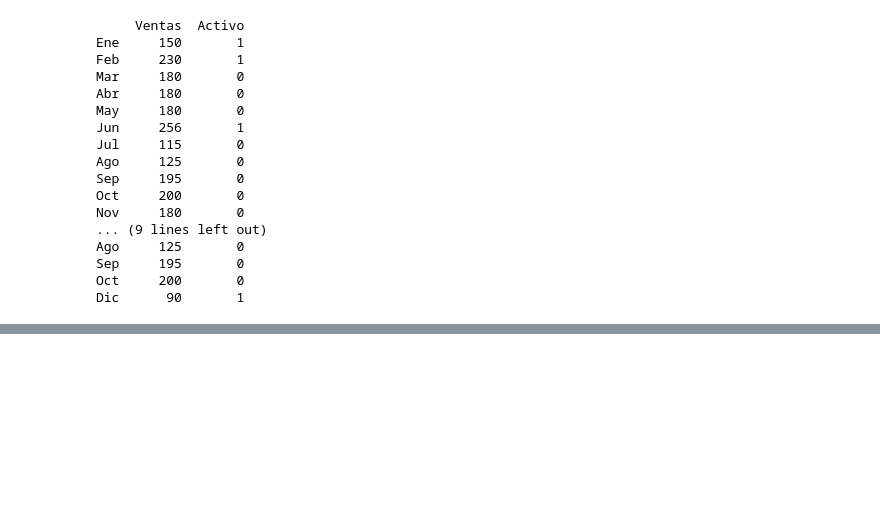
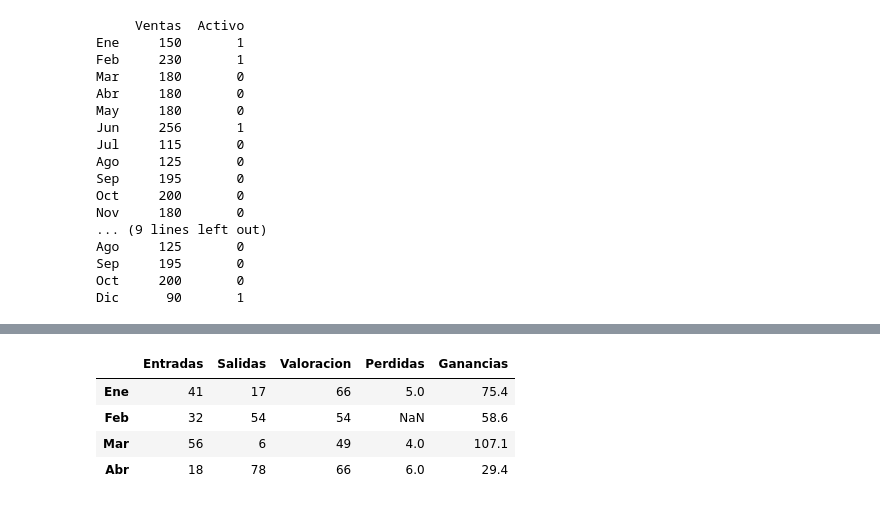
Before and after one commit to patricioprietogaray/Python-Prep, a Jupyter notebook: Ciencia de Datos/entornoVirtual/02-aprendiendo_pandas.ipynb, the cells around one changed output, grey strips where cells are left out. Saved outputs shown, nothing was run; the diff lists cells and outputs as text; code cells hidden in the pictures; blank space fills up the shorter version.

```diff
--- a/Ciencia de Datos/entornoVirtual/02-aprendiendo_pandas.ipynb
+++ b/Ciencia de Datos/entornoVirtual/02-aprendiendo_pandas.ipynb
@@ -1192,0 +1239,29 @@ Dic      90       1
+# %%
+import pandas as pd
+ventas = pd.DataFrame(
+    {
+        'Entradas':[41,32,56,18],
+        'Salidas':[17,54,6,78],
+        'Valoracion':[66,54,49,66]
+    },
+    index=["Ene","Feb","Mar","Abr"]
+)
+
+ventas
+
+# agregar un nuevo atributo
+ventas['Perdidas'] = pd.Series(
+    [5,4,6,8],
+    index=['Ene','Mar','Abr','May']
+)
+ventas
+
+# ganancias solo la cuenta la serie se crea sola
+ventas['Ganancias'] = (ventas['Entradas']*2) - (ventas['Valoracion']/10)
+ventas
+# %% [output]
+|  | Entradas | Salidas | Valoracion | Perdidas | Ganancias |
+| Ene | 41 | 17 | 66 | 5.0 | 75.4 |
+| Feb | 32 | 54 | 54 | NaN | 58.6 |
+| Mar | 56 | 6 | 49 | 4.0 | 107.1 |
+| Abr | 18 | 78 | 66 | 6.0 | 29.4 |
```
Also changed, not shown: parts of 83 cells of this notebook, 1 other file.
